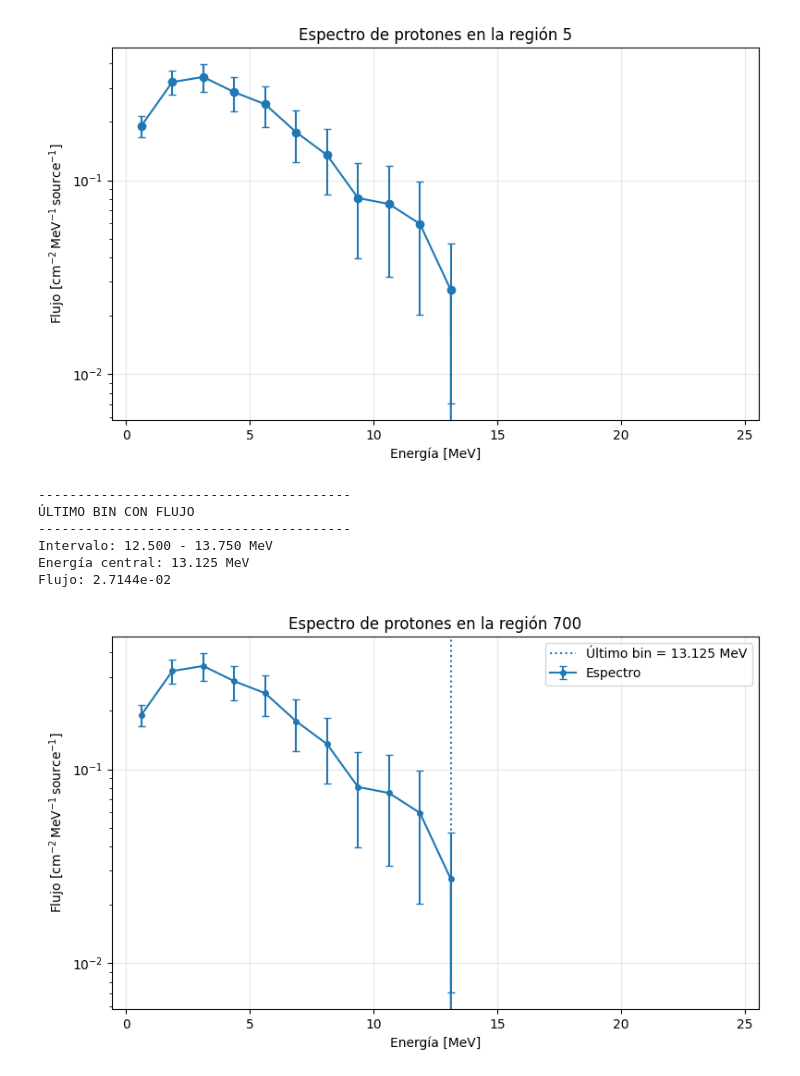
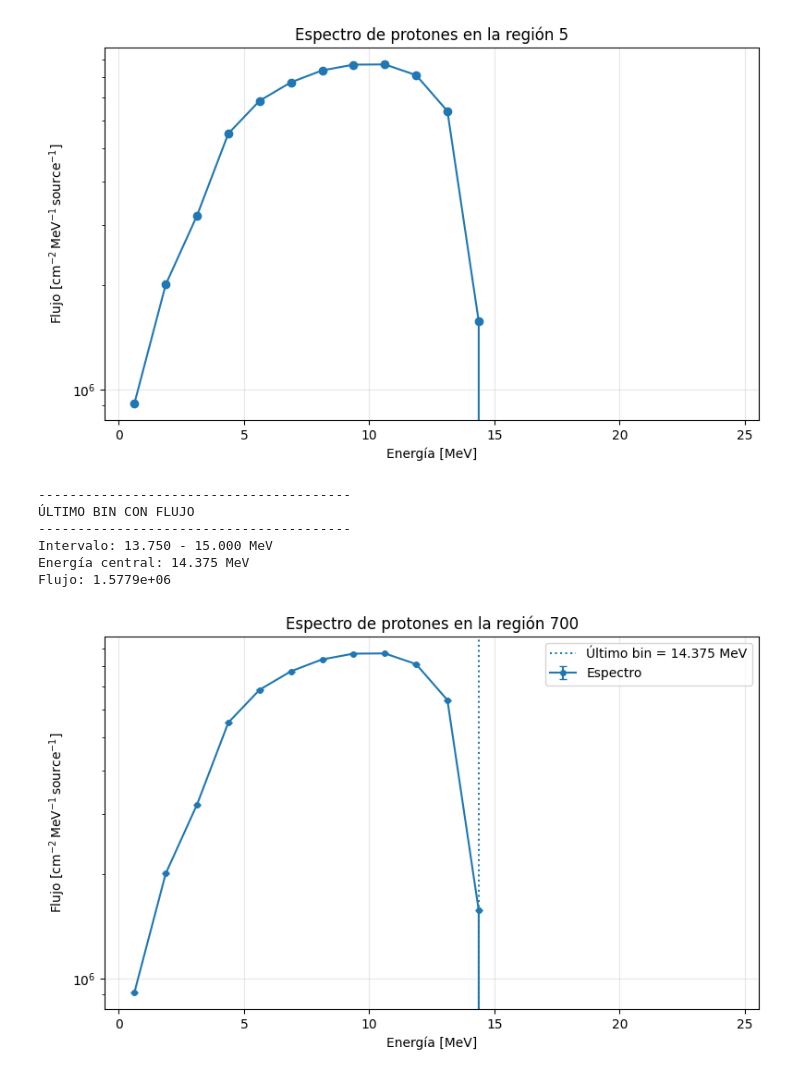
Before and after one commit to arirodriguez001/Laboratory-VII, a Jupyter notebook: variantes oclusor dispersor/sin_oclusor_ni_dispersor_skinCONTODO/analisis/espectro.ipynb, the cells around one changed output. Cells and saved outputs as stored; diff of their text form; code cells hidden in the pictures.

```diff
--- a/variantes oclusor dispersor/sin_oclusor_ni_dispersor_skinCONTODO/analisis/espectro.ipynb
+++ b/variantes oclusor dispersor/sin_oclusor_ni_dispersor_skinCONTODO/analisis/espectro.ipynb
@@ -2,7 +2,7 @@
 import numpy as np
 import matplotlib.pyplot as plt
 
-archivo = "../out/espectro.out"
+archivo = "C:/phits/Laboratory-VII/variantes oclusor dispersor/sin_oclusor_ni_dispersor_skinCONTODO/out/espectro.out"
 
 emin = []
 emax = []
@@ -31,34 +31,34 @@ with open(archivo, "r") as f:
             continue
 
 emin = np.array(emin)
 emax = np.array(emax)
 flujo = np.array(flujo)
 error_rel = np.array(error_rel)
 
 energia = (emin + emax) / 2
 error_abs = flujo * error_rel
 
 plt.figure(figsize=(8, 5))
 
 plt.errorbar(
     energia,
     flujo,
     yerr=error_abs,
     fmt="o-",
     capsize=3
 )
 
 plt.xlabel("Energía [MeV]")
 plt.ylabel(r"Flujo [$\mathrm{cm^{-2}\,MeV^{-1}\,source^{-1}}$]")
 plt.title("Espectro de protones en la región 5")
 
 plt.yscale("log")
 plt.grid(alpha=0.3)
 
 plt.tight_layout()
 plt.show()
 # %% [output]
-[figure, old version]
+[figure, new version]
 # %%
 import numpy as np
 import matplotlib.pyplot as plt
@@ -223,7 +223,7 @@ plt.show()
 ----------------------------------------
 ÚLTIMO BIN CON FLUJO
 ----------------------------------------
-Intervalo: 12.500 - 13.750 MeV
-Energía central: 13.125 MeV
-Flujo: 2.7144e-02
+Intervalo: 13.750 - 15.000 MeV
+Energía central: 14.375 MeV
+Flujo: 1.5779e+06
-[figure, old version]
+[figure, new version]
```
Also changed, not shown: 7 other files.
